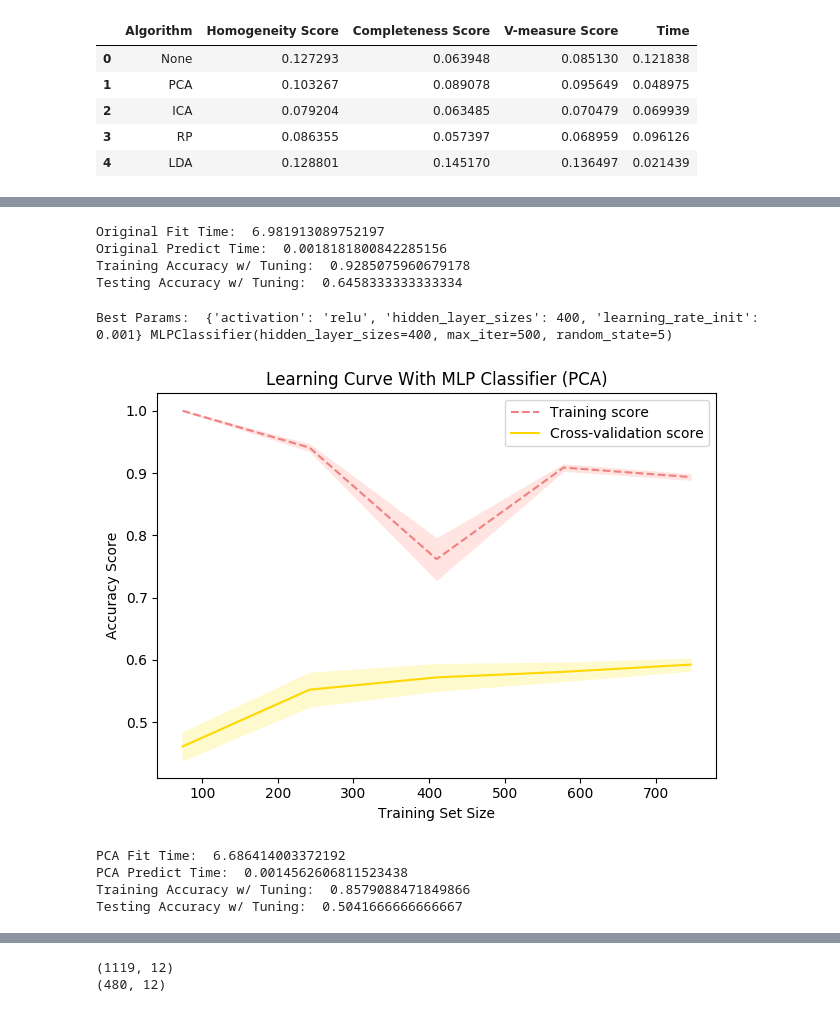
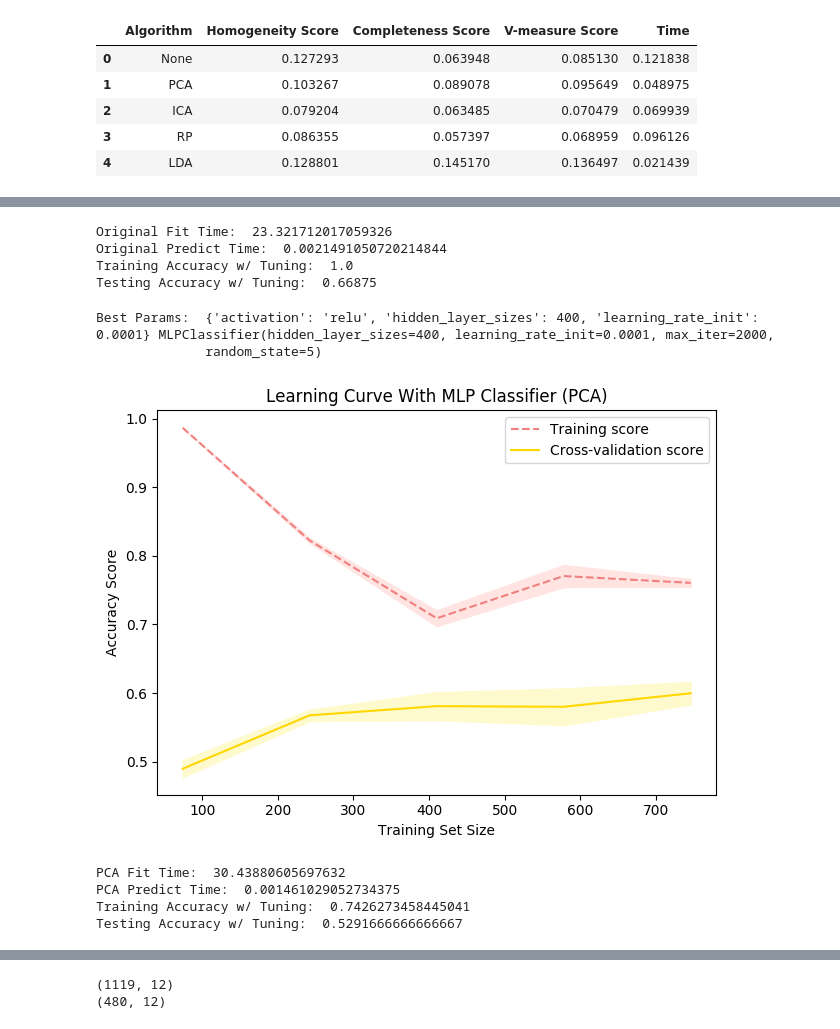
Before and after one commit to aashiamehta/MachineLearning, a Jupyter notebook: Project3/unsupervised_learning.ipynb, the cells around one changed output, grey strips where cells are left out. Drawn from its saved outputs; the diff is of its cells as text; code cells hidden in the pictures.

```diff
--- a/Project3/unsupervised_learning.ipynb
+++ b/Project3/unsupervised_learning.ipynb
@@ -1395,7 +1395,7 @@ def create_learning_curve(classifier, X, Y, title):
 # %%
 # Original NN
 # https://scikit-learn.org/stable/modules/generated/sklearn.neural_network.MLPClassifier.html
-wine_mlp = MLPClassifier(random_state=5, max_iter=500)
+wine_mlp = MLPClassifier(random_state=5, max_iter=2000)
 
 wine_mlp.fit(wine_X_train, wine_Y_train)
 wine_Y_pred = wine_mlp.predict(wine_X_test)
@@ -1444,51 +1444,52 @@ print("Training Accuracy w/ Tuning: ", final_wine_mlp_train_accuracy)
 final_wine_mlp_test_accuracy = accuracy_score(wine_Y_test, wine_Y_pred_test)
 print("Testing Accuracy w/ Tuning: ", final_wine_mlp_test_accuracy)
 # %% [output]
-Original Fit Time:  6.981913089752197
-Original Predict Time:  0.0018181800842285156
-Training Accuracy w/ Tuning:  0.9285075960679178
-Testing Accuracy w/ Tuning:  0.6458333333333334
+Original Fit Time:  23.321712017059326
+Original Predict Time:  0.0021491050720214844
+Training Accuracy w/ Tuning:  1.0
+Testing Accuracy w/ Tuning:  0.66875
 # %%
 # PCA NN
-wine_mlp = MLPClassifier(random_state=random_state, max_iter=500)
+wine_mlp = MLPClassifier(random_state=random_state, max_iter=2000)
 
 new_X_train = PCA(n_components=8, random_state=random_state).fit_transform(wine_X_train)
 new_X_test = PCA(n_components=8, random_state=random_state).fit_transform(wine_X_test)
 
-param_grid = {"hidden_layer_sizes": [400], "learning_rate_init": [0.001], "activation": ['relu']}
+param_grid = {"hidden_layer_sizes": [400], "learning_rate_init": [0.0001, 0.001, 0.005, 0.01], "activation": ['relu']}
 wine_mlp_tuned = GridSearchCV(wine_mlp, param_grid, scoring='accuracy', cv=3)
 wine_mlp_tuned.fit(new_X_train, wine_Y_train)
 best_params = wine_mlp_tuned.best_params_
 best_estimator = wine_mlp_tuned.best_estimator_
 print("Best Params: ", best_params, best_estimator)
 
-wine_mlp = best_estimator
-create_learning_curve(wine_mlp, new_X_train, wine_Y_train, "MLP Classifier (PCA)")
+pca_wine_mlp = best_estimator
+create_learning_curve(pca_wine_mlp, new_X_train, wine_Y_train, "MLP Classifier (PCA)")
 fit_time_start = time.time()
-wine_mlp.fit(new_X_train, wine_Y_train)
+pca_wine_mlp.fit(new_X_train, wine_Y_train)
 fit_time_end = time.time()
 wine_fit_time = fit_time_end - fit_time_start
 print("PCA Fit Time: ", wine_fit_time)
 
 predict_time_start = time.time()
-wine_Y_pred_test = wine_mlp.predict(new_X_test)
+wine_Y_pred_test = pca_wine_mlp.predict(new_X_test)
 predict_time_end = time.time()
 wine_predict_time = predict_time_end - predict_time_start
 print("PCA Predict Time: ", wine_predict_time)
 
-wine_Y_pred_train = wine_mlp.predict(new_X_train)
+wine_Y_pred_train = pca_wine_mlp.predict(new_X_train)
 
 
 final_wine_mlp_train_accuracy = accuracy_score(wine_Y_train, wine_Y_pred_train)
 print("Training Accuracy w/ Tuning: ", final_wine_mlp_train_accuracy)
 final_wine_mlp_test_accuracy = accuracy_score(wine_Y_test, wine_Y_pred_test)
 print("Testing Accuracy w/ Tuning: ", final_wine_mlp_test_accuracy)
 # %% [output]
-Best Params:  {'activation': 'relu', 'hidden_layer_sizes': 400, 'learning_rate_init': 0.001} MLPClassifier(hidden_layer_sizes=400, max_iter=500, random_state=5)
+Best Params:  {'activation': 'relu', 'hidden_layer_sizes': 400, 'learning_rate_init': 0.0001} MLPClassifier(hidden_layer_sizes=400, learning_rate_init=0.0001, max_iter=2000,
+              random_state=5)
-[figure, old version]
+[figure, new version]
-PCA Fit Time:  6.686414003372192
-PCA Predict Time:  0.0014562606811523438
-Training Accuracy w/ Tuning:  0.8579088471849866
-Testing Accuracy w/ Tuning:  0.5041666666666667
+PCA Fit Time:  30.43880605697632
+PCA Predict Time:  0.001461029052734375
+Training Accuracy w/ Tuning:  0.7426273458445041
+Testing Accuracy w/ Tuning:  0.5291666666666667
 # %%
 # ICA NN
```
Also changed, not shown: parts of 9 cells of this notebook, 9 other files.
